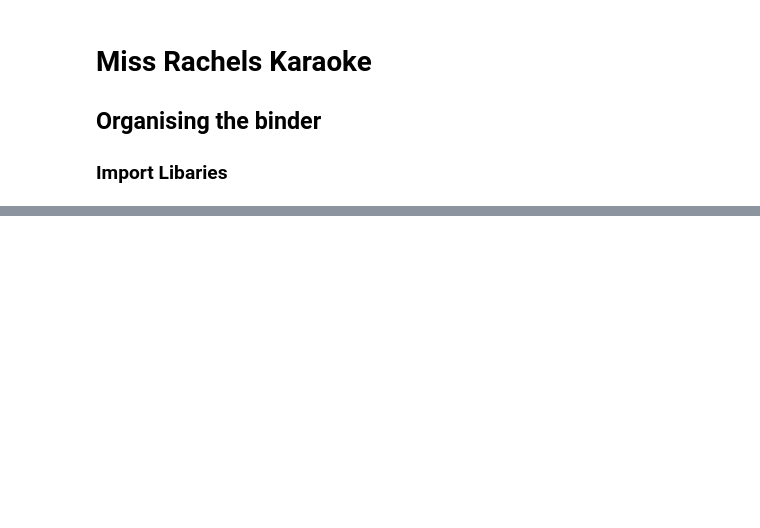
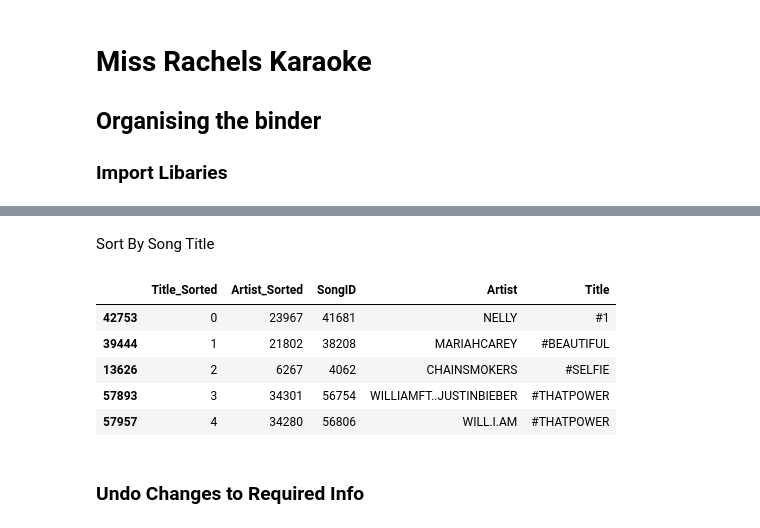
Before and after one commit to AMacumber/MissRachelsKaraoke, a Jupyter notebook: MissRachelsKaraoke_TheBinder.ipynb, the cells around one changed output, grey strips where cells are left out. Cells and saved outputs as stored; diff of their text form; code cells hidden in the pictures; blank space fills up the shorter version.

```diff
--- a/MissRachelsKaraoke_TheBinder.ipynb
+++ b/MissRachelsKaraoke_TheBinder.ipynb
@@ -105,0 +411,16 @@ len(artist_list002)
+# %% [markdown]
+Sort By Song Title
+# %%
+songs_df022 = songs_df021.sort_values(['Title'])
+
+songs_df022.insert(0, 'Title_Sorted', range(0, 0 + len(songs_df022)))
+songs_df022.head()
+# %% [output]
+|  | Title_Sorted | Artist_Sorted | SongID | Artist | Title |
+| 42753 | 0 | 23967 | 41681 | NELLY | #1 |
+| 39444 | 1 | 21802 | 38208 | MARIAHCAREY | #BEAUTIFUL |
+| 13626 | 2 | 6267 | 4062 | CHAINSMOKERS | #SELFIE |
+| 57893 | 3 | 34301 | 56754 | WILLIAMFT..JUSTINBIEBER | #THATPOWER |
+| 57957 | 4 | 34280 | 56806 | WILL.I.AM | #THATPOWER |
+# %% [markdown]
+### Undo Changes to Required Info
```
Also changed, not shown: parts of 59 cells of this notebook, 3 other files.
